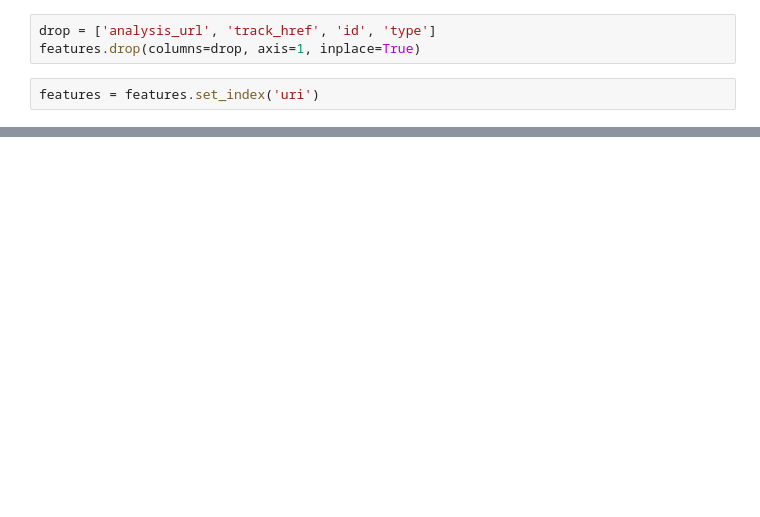
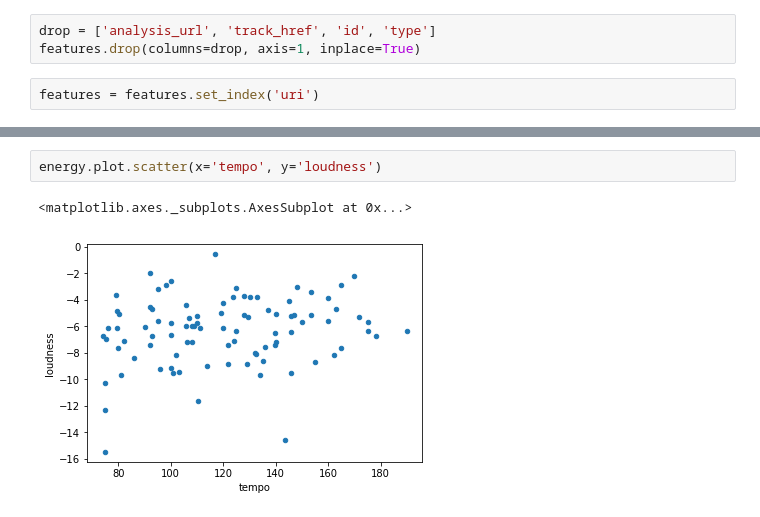
Before and after one commit to sslogar/spotify-analytics, a Jupyter notebook: dev.ipynb, the cells around one changed output, grey strips where cells are left out. Saved outputs shown, nothing was run; the diff lists cells and outputs as text; blank space fills up the shorter version.

```diff
--- a/dev.ipynb
+++ b/dev.ipynb
@@ -135,0 +171,5 @@ features.head(10)
+# %%
+energy.plot.scatter(x='tempo', y='loudness')
+# %% [output]
+<matplotlib.axes._subplots.AxesSubplot at 0x...>
+[figure, added]
```
Also changed, not shown: parts of 7 cells of this notebook.
